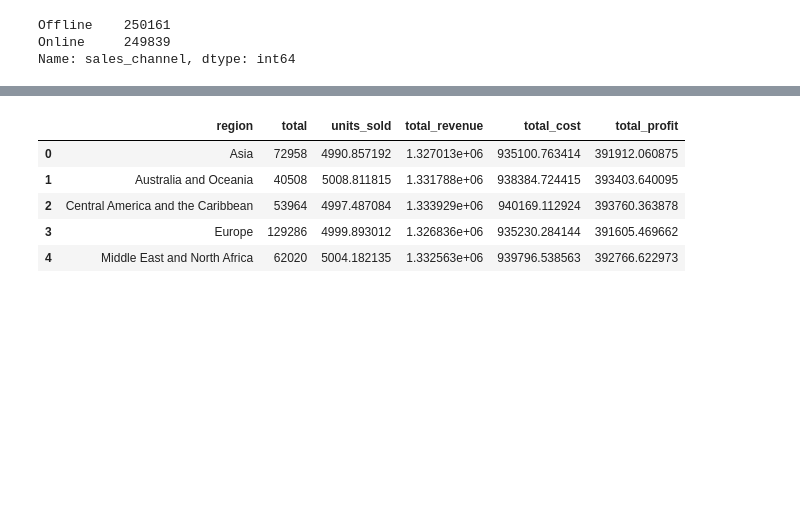
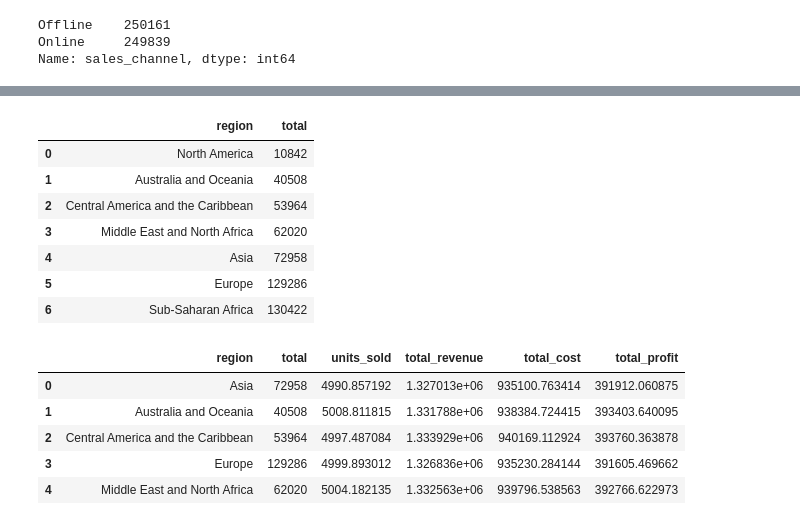
Before and after one commit to rajdeepmondal1/customer-segmentation, a Jupyter notebook: Customer_Segmentation_Arpan_+_Rajdeep.ipynb, the cells around one changed output, grey strips where cells are left out. Drawn from its saved outputs; the diff is of its cells as text; code cells hidden in the pictures; blank space fills up the shorter version.

```diff
--- a/Customer_Segmentation_Arpan_+_Rajdeep.ipynb
+++ b/Customer_Segmentation_Arpan_+_Rajdeep.ipynb
@@ -163,3 +176,14 @@ df_region = df_region.sort_values('total', ascending = True).reset_index(drop =
+# %%
+df_region
+# %% [output]
+|  | region | total |
+| 0 | North America | 10842 |
+| 1 | Australia and Oceania | 40508 |
+| 2 | Central America and the Caribbean | 53964 |
+| 3 | Middle East and North Africa | 62020 |
+| 4 | Asia | 72958 |
+| 5 | Europe | 129286 |
+| 6 | Sub-Saharan Africa | 130422 |
 # %%
 df_region = df.groupby('region').agg({
     'region': 'count',
```
Also changed, not shown: parts of 12 cells of this notebook.
